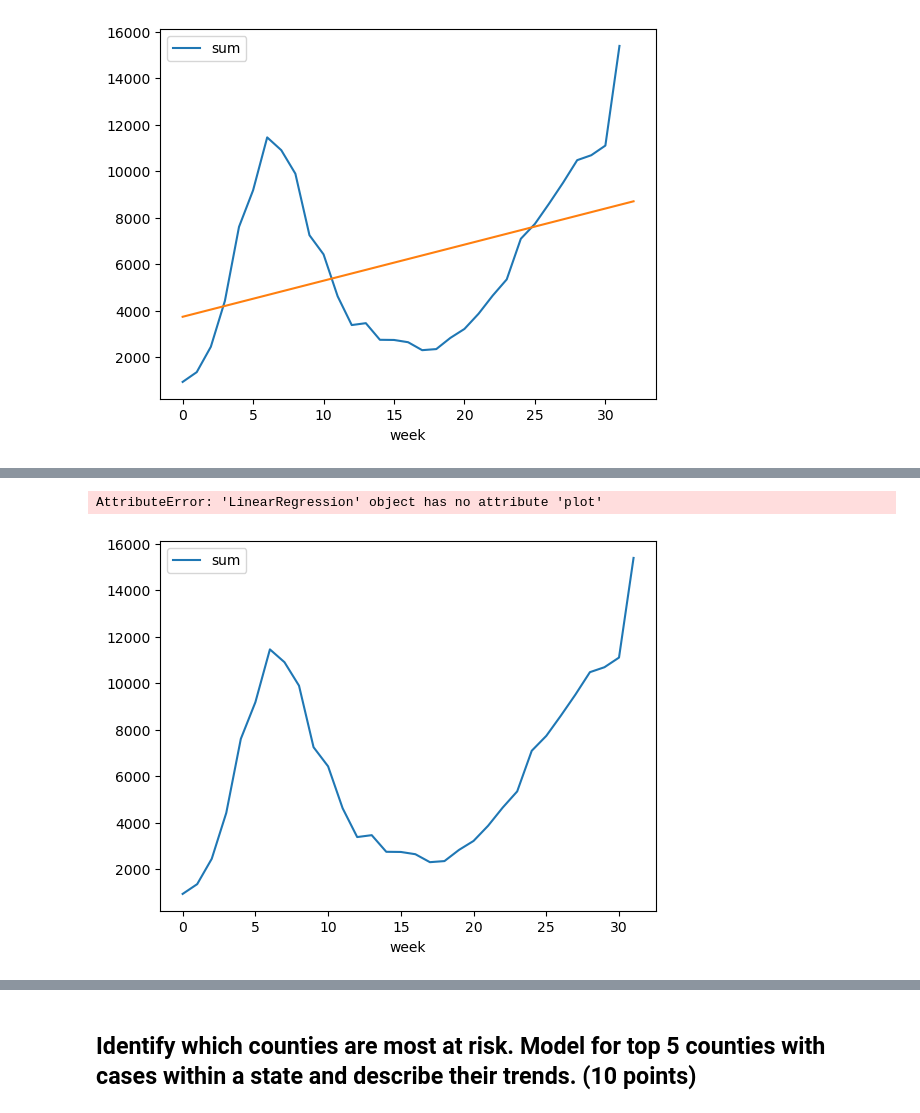
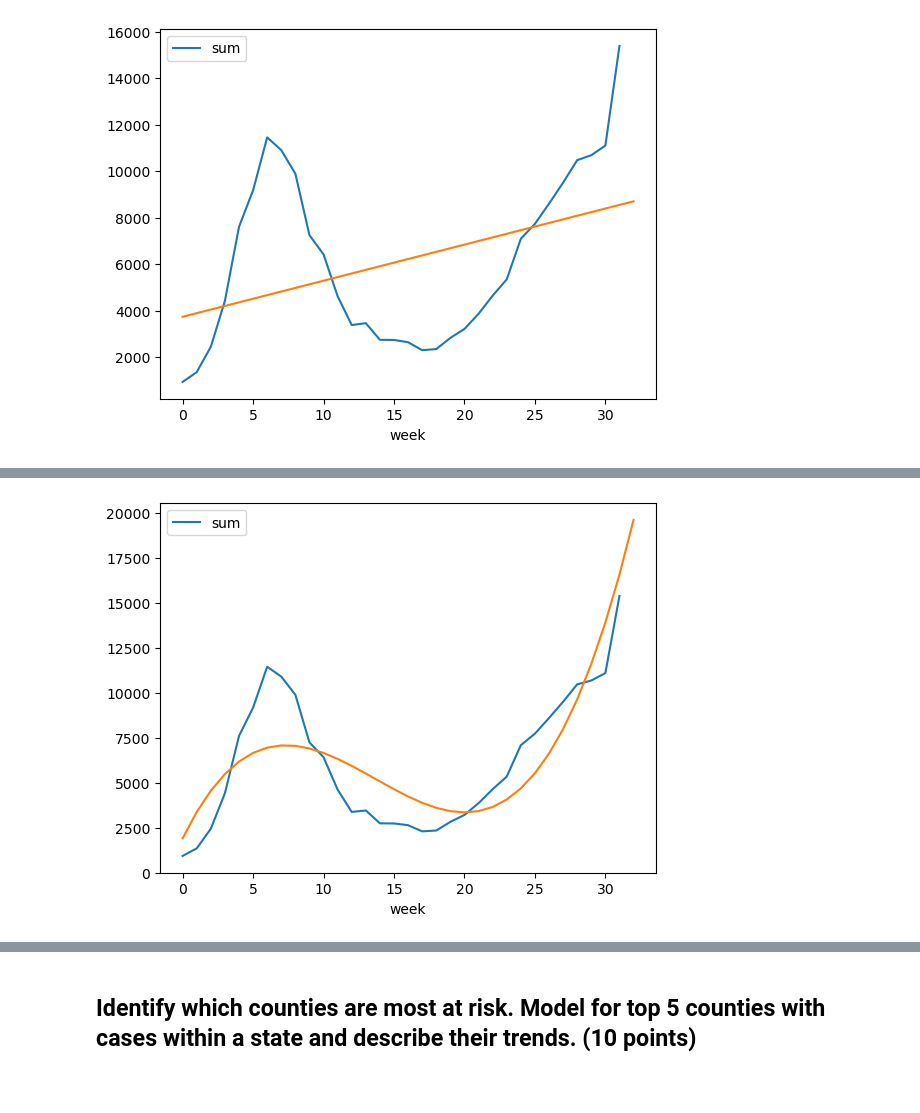
Before and after one commit to aiwayemi/Group-1, a Jupyter notebook: Project Stage - IV_Member_Task_Kevin_Hayes.ipynb, the cells around one changed output, grey strips where cells are left out. Cells and saved outputs as stored; diff of their text form; code cells hidden in the pictures; blank space fills up the shorter version.

```diff
--- a/Project Stage - IV_Member_Task_Kevin_Hayes.ipynb
+++ b/Project Stage - IV_Member_Task_Kevin_Hayes.ipynb
@@ -151,6 +146,30 @@ LinearRegression()
-# %%
-fl_dates_deaths = get_dates(fl_deaths)
-fl_cases_deaths = get_weekly(fl_dates_deaths)
-# %% [output]
-AttributeError: 'LinearRegression' object has no attribute 'plot'
-[figure, removed]
+# %%
+def create_polynomial_plot(data, degree = 3):
+    data_dates = get_dates(data)
+    data_weekly = get_weekly(data_dates)
+    #Make cases have an int rather than a date for regression.
+    data_weekly["week"] = [i for i in range(len(data_weekly))]
+
+    #Initial plot
+    data_weekly.plot(x = "week")
+
+    #Make polynomial regression for cases
+    poly_features = PolynomialFeatures(degree = degree)
+    lin_reg = LinearRegression()
+    X = np.array(data_weekly["week"]).reshape(-1,1)
+
+    X_poly = poly_features.fit_transform(X)
+    #print(X_poly)
+    lin_reg.fit(X_poly, data_weekly["sum"])
+
+
+    #Initial plot
+
+    X_reg = poly_features.fit_transform(np.array([i for i in range(len(data_weekly) + 1)]).reshape(-1,1))
+    X_plot = np.array([i for i in range(len(data_weekly) + 1)]).reshape(-1,1)
+    y_reg = lin_reg.predict(X_reg)
+
+    plt.plot(X_plot,y_reg)
+create_polynomial_plot(fl_cases)
+# %% [output]
+[figure, added]
```
Also changed, not shown: parts of 18 cells of this notebook.
